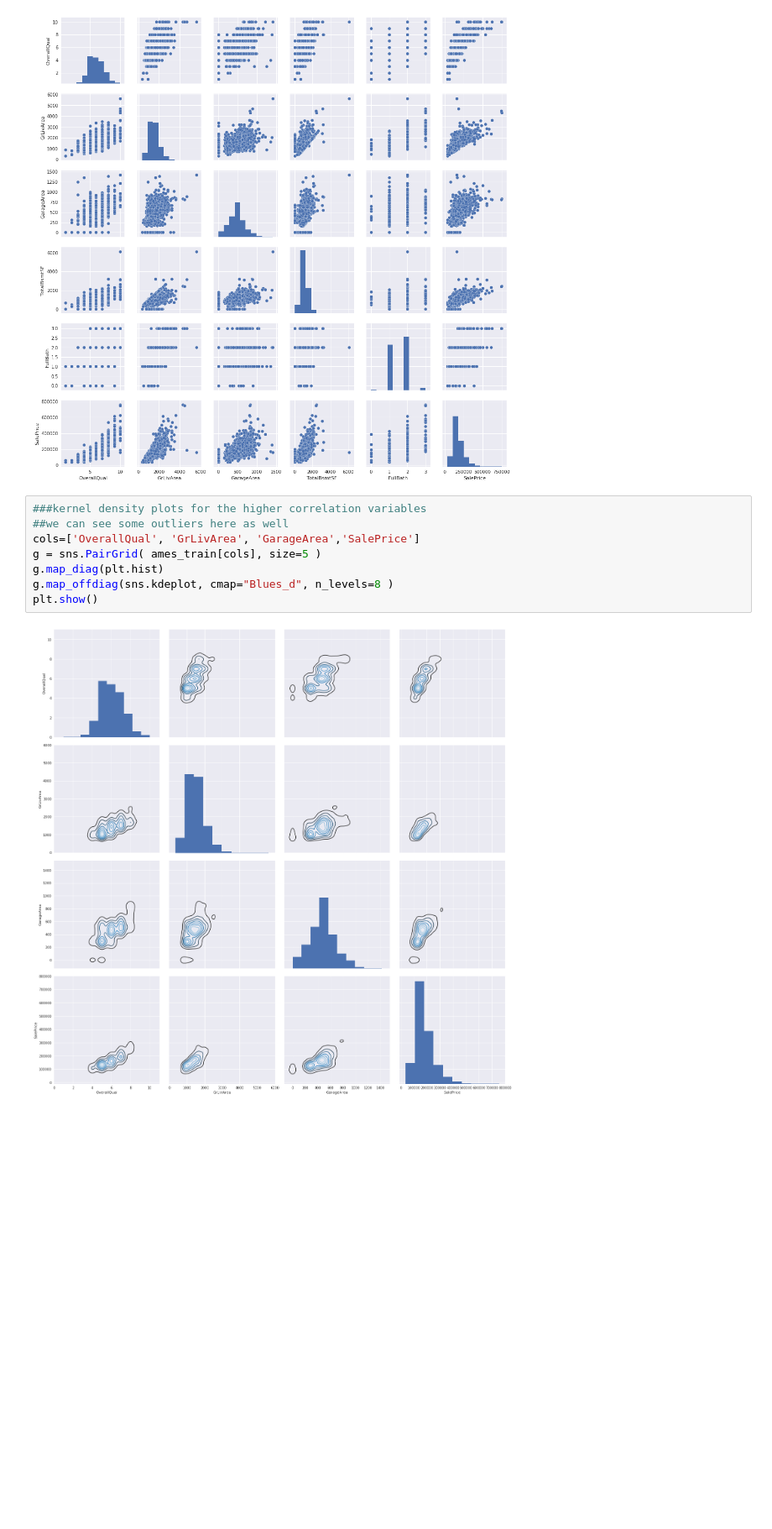
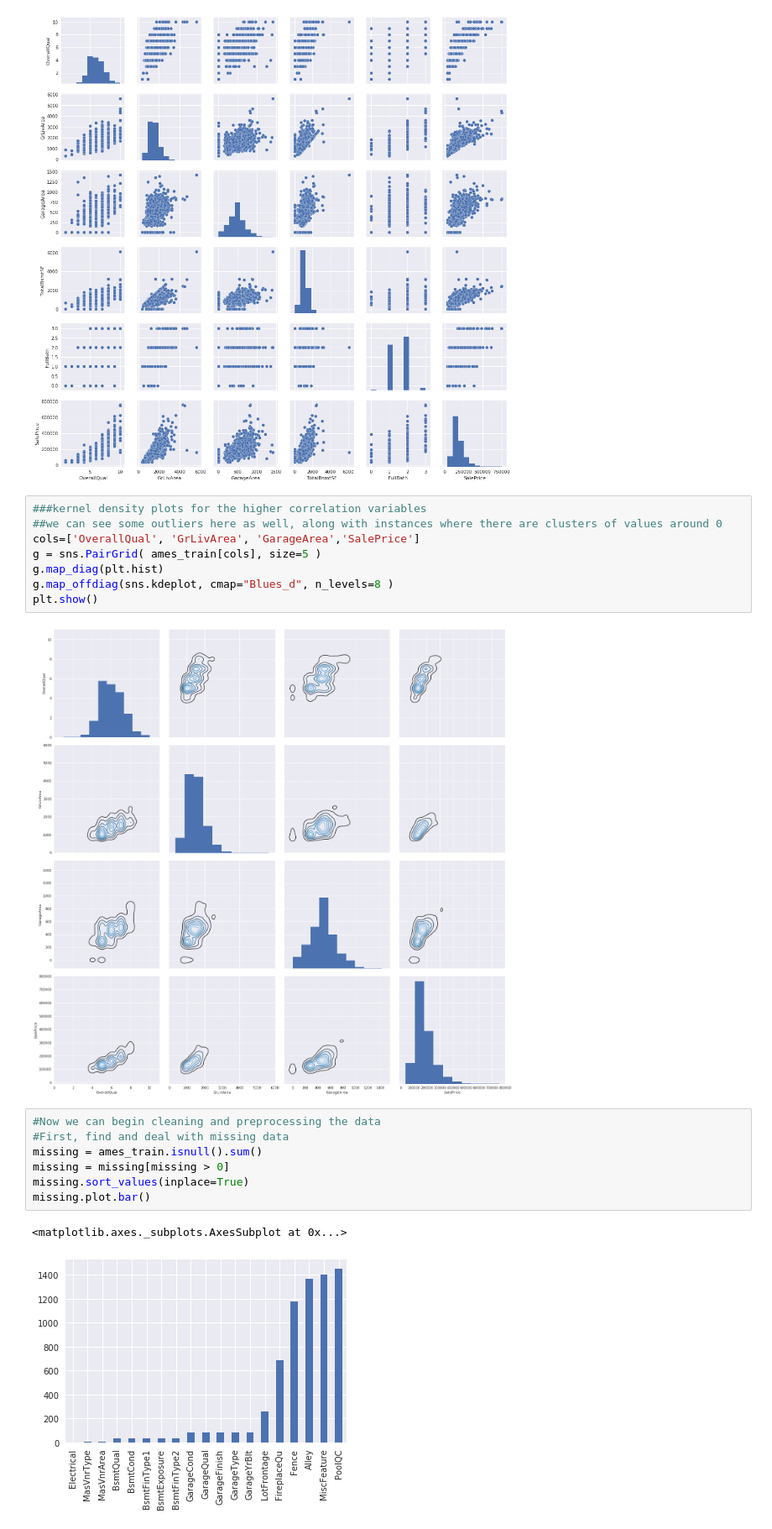
Before and after one commit to ethan-mgallagher/AmesHousingData, a Jupyter notebook: Ames.ipynb, the cells around one changed output. Shown at 84% size. Saved outputs shown, nothing was run; the diff lists cells and outputs as text; blank space fills up the shorter version.

Commit message:
Finished data cleaning

```diff
--- a/Ames.ipynb
+++ b/Ames.ipynb
@@ -75,7 +76,7 @@ plt.show()
 [figure]
 # %%
 ###kernel density plots for the higher correlation variables
-##we can see some outliers here as well
+##we can see some outliers here as well, along with instances where there are clusters of values around 0
 cols=['OverallQual', 'GrLivArea', 'GarageArea','SalePrice']
 g = sns.PairGrid( ames_train[cols], size=5 )
 g.map_diag(plt.hist)
@@ -83,3 +84,13 @@ g.map_offdiag(sns.kdeplot, cmap="Blues_d", n_levels=8 )
 plt.show()
 # %% [output]
 [figure]
+# %%
+#Now we can begin cleaning and preprocessing the data
+#First, find and deal with missing data
+missing = ames_train.isnull().sum()
+missing = missing[missing > 0]
+missing.sort_values(inplace=True)
+missing.plot.bar()
+# %% [output]
+<matplotlib.axes._subplots.AxesSubplot at 0x...>
+[figure, added]
```
Also changed, not shown: parts of 18 cells of this notebook.
